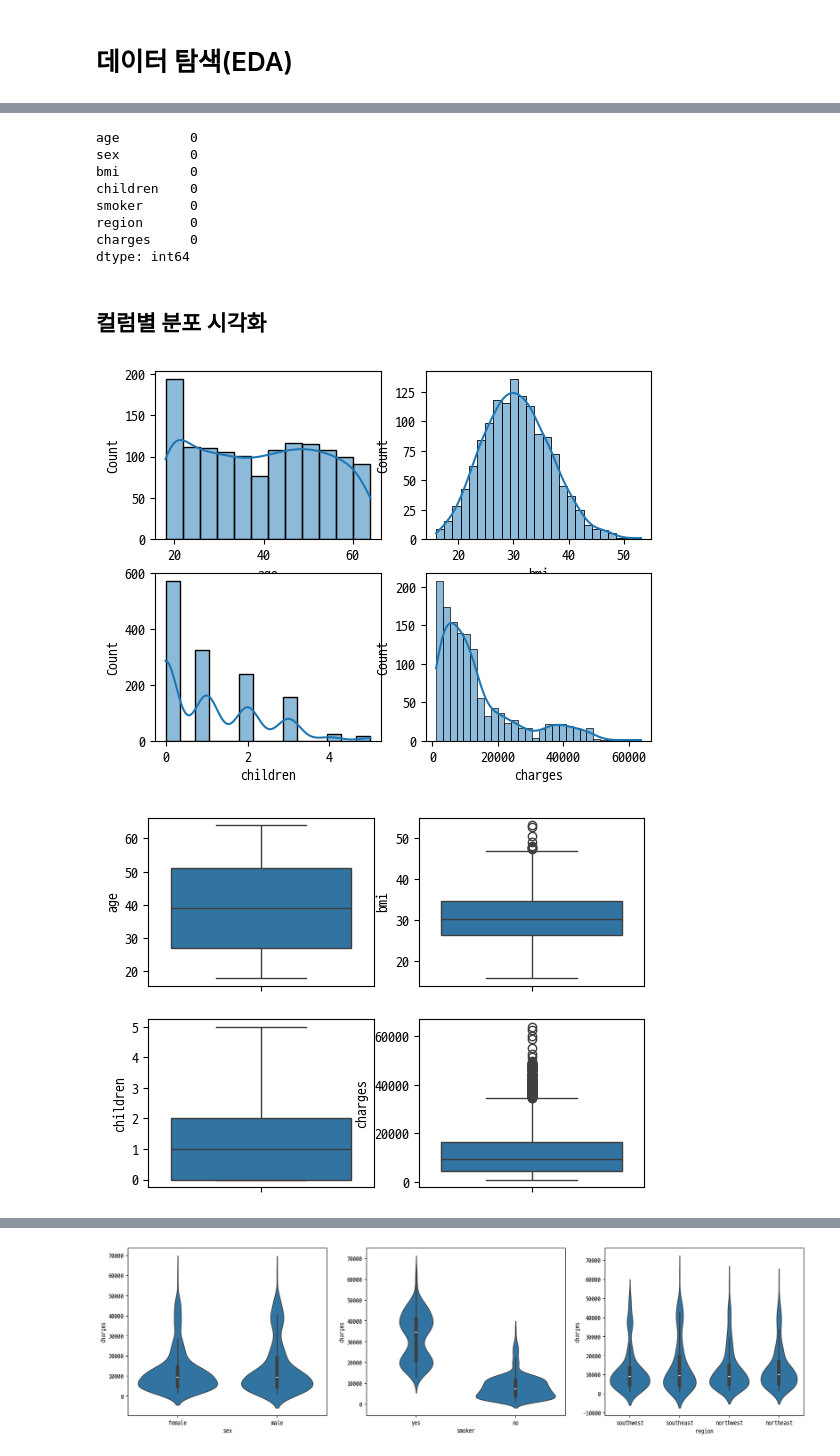
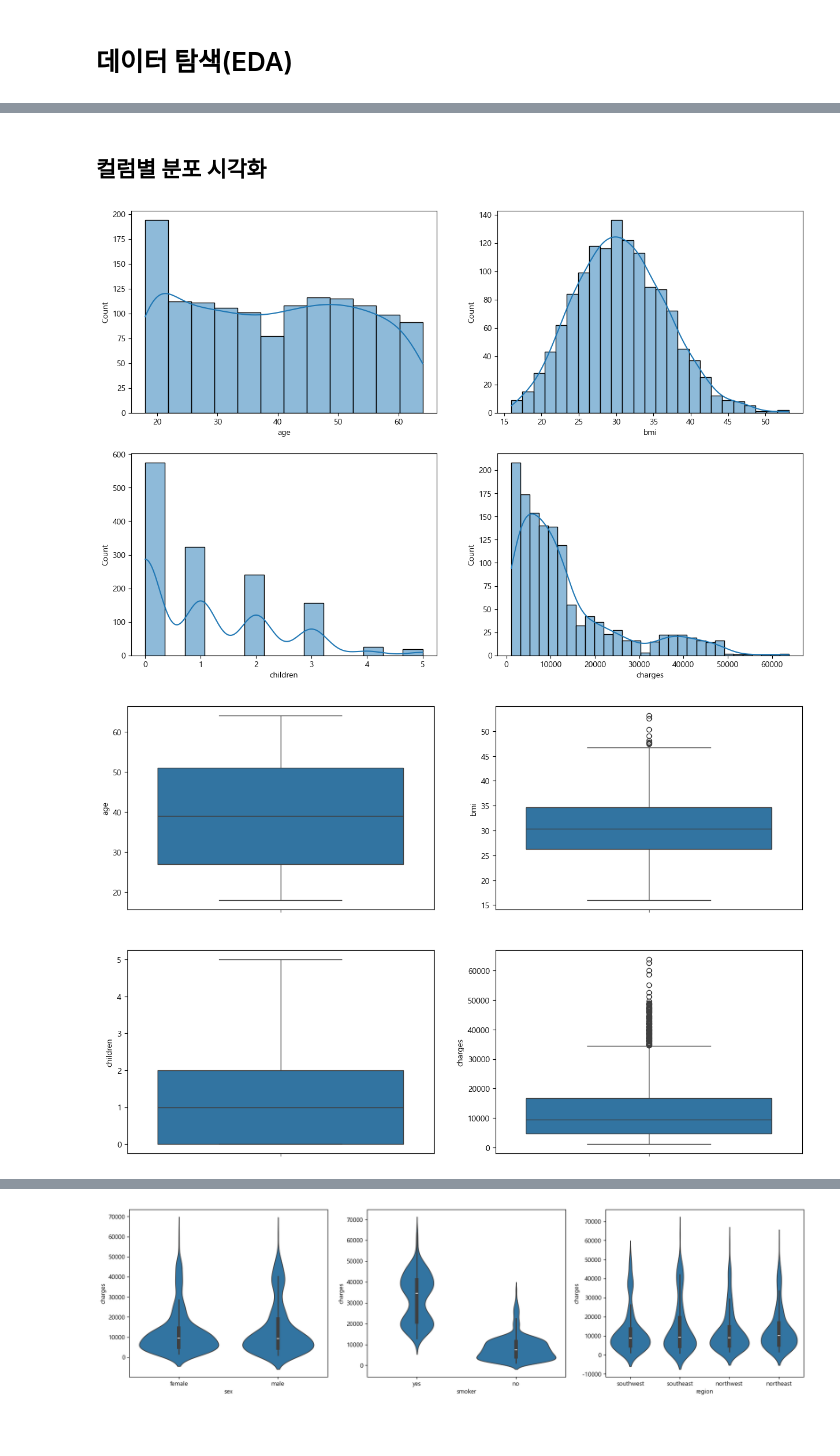
Before and after one commit to woongCat/Momentum_Study, a Jupyter notebook: 5주차_회귀/(공유용)[CRISP-DM] w05-ML_회귀_실습.ipynb, the cells around one changed output, grey strips where cells are left out. Cells and saved outputs as stored; diff of their text form; code cells hidden in the pictures; blank space fills up the shorter version.

```diff
--- a/5주차_회귀/(공유용)[CRISP-DM] w05-ML_회귀_실습.ipynb
+++ b/5주차_회귀/(공유용)[CRISP-DM] w05-ML_회귀_실습.ipynb
@@ -5,7 +5,7 @@ import seaborn as sns
 import matplotlib.pyplot as plt
 
 # 한글 폰트 설정
-plt.rc('font', family='D2Coding')
+plt.rc('font', family='Malgun Gothic')
 plt.rcParams['axes.unicode_minus'] = False
 # %%
 # insurance 데이터셋 불러오기
@@ -45,46 +22,20 @@ df.head()
 # %%
 # 데이터 결측치 확인
 
-df.isnull().sum()
+
 # 준비한 데이터셋의 결측치가 없기 때문에 결측치 처리 실습은 생략할게용^^
-# %% [output]
-age         0
-sex         0
-bmi         0
-children    0
-smoker      0
-region      0
-charges     0
-dtype: int64
 # %% [markdown]
 ## 컬럼별 분포 시각화
 # %%
 # 수치형 변수 분포 확인
 # 서브플롯을 사용하여 히스토그램 시각화
-
-fig,ax = plt.subplots(2,2)
-
-sns.histplot(df['age'],ax=ax[0,0], kde=True)
-sns.histplot(df['bmi'],ax=ax[0,1], kde=True)
-sns.histplot(df['children'],ax=ax[1,0], kde=True)
-sns.histplot(df['charges'],ax=ax[1,1], kde=True)
-plt.show()
 # %% [output]
-[figure, old version]
+[figure, new version]
 # %%
 # 수치형 변수 이상치 확인
 # 박스플롯을 사용하여 시각화
-
-
-fig,ax = plt.subplots(2,2)
-
-sns.boxplot(df['age'],ax=ax[0,0])
-sns.boxplot(df['bmi'],ax=ax[0,1])
-sns.boxplot(df['children'],ax=ax[1,0])
-sns.boxplot(df['charges'],ax=ax[1,1])
-plt.show()
 # %% [output]
-[figure, old version]
+[figure, new version]
 # %%
 # 보험료(charges)와 수치형 변수 간의 관계 시각화
 # 산점도를 사용하여 시각화
```
Also changed, not shown: parts of 20 cells of this notebook, 2 other files.
